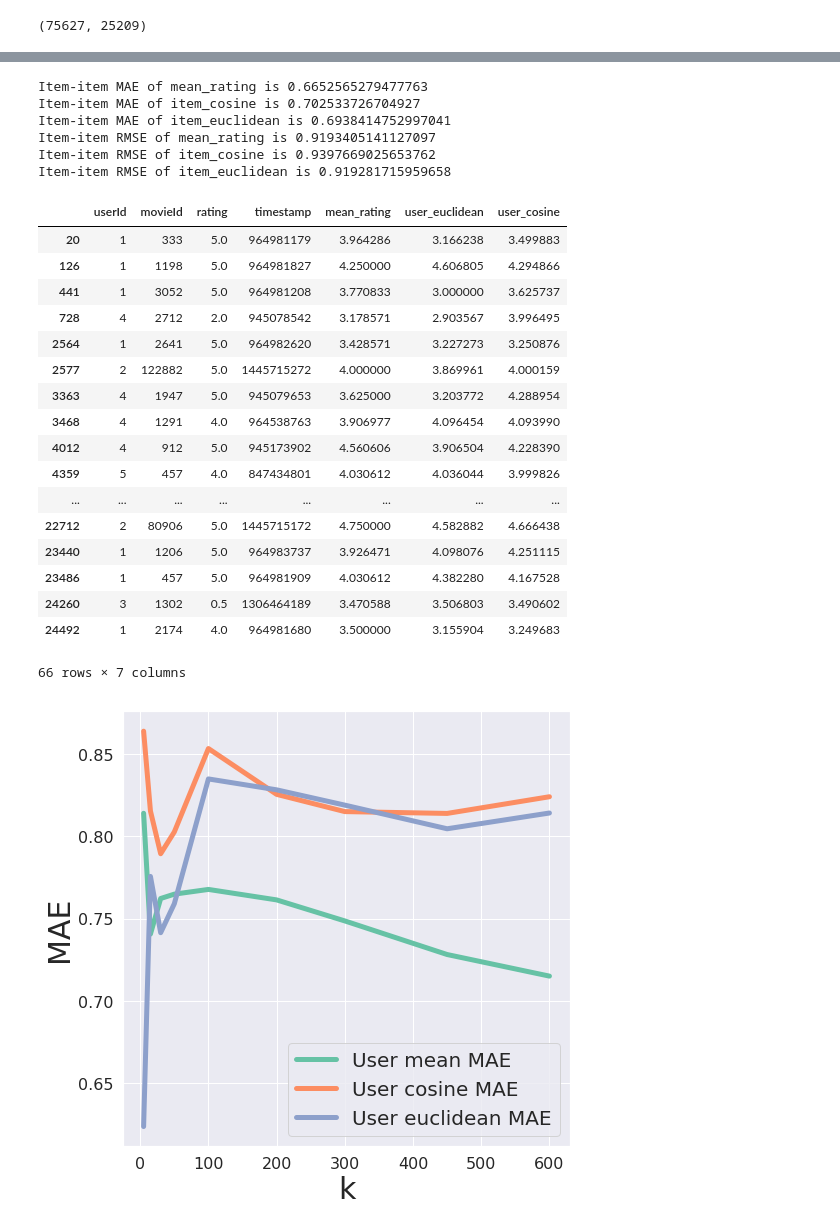
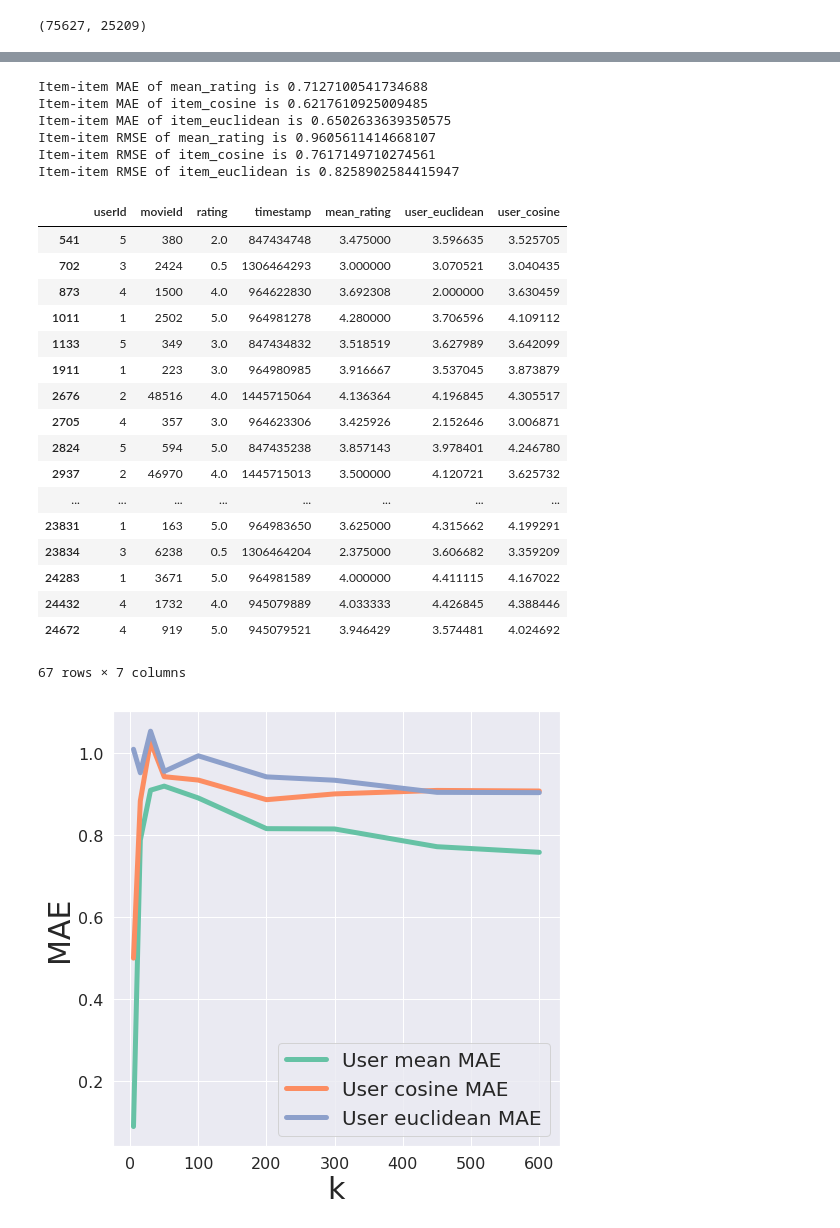
Before and after one commit to dzuhyoosg/Movie-Recommendation-System-2, a Jupyter notebook: MRS.ipynb, the cells around one changed output, grey strips where cells are left out. Drawn from its saved outputs; the diff is of its cells as text; code cells hidden in the pictures.

```diff
--- a/MRS.ipynb
+++ b/MRS.ipynb
@@ -158,5 +158,5 @@ print(pd.DataFrame(nearest_neighbor_item(1, 100, distance_euclidean), columns=['
 # %%
-def predictRating(id_num, nn=50, simFunc=distance_euclidean, kind = 'user') :
+def predictRating(id_num, nn=50, simFunc=distance_cosine, kind = 'user') :
 
     if (kind == "user"):
         ## neighboorhood
@@ -378,33 +378,33 @@ for name in ['mean_rating', 'item_cosine', 'item_euclidean']:
 for name in ['mean_rating', 'item_cosine', 'item_euclidean']:
     print ("Item-item RMSE of {0} is {1} ".format(name, RMSE(predicted_item, 'rating', name)))
 # %% [output]
-Item-item MAE of mean_rating is 0.6652565279477763
-Item-item MAE of item_cosine is 0.702533726704927
-Item-item MAE of item_euclidean is 0.6938414752997041
-Item-item RMSE of mean_rating is 0.9193405141127097
-Item-item RMSE of item_cosine is 0.9397669025653762
-Item-item RMSE of item_euclidean is 0.919281715959658
+Item-item MAE of mean_rating is 0.7127100541734688
+Item-item MAE of item_cosine is 0.6217610925009485
+Item-item MAE of item_euclidean is 0.6502633639350575
+Item-item RMSE of mean_rating is 0.9605611414668107
+Item-item RMSE of item_cosine is 0.7617149710274561
+Item-item RMSE of item_euclidean is 0.8258902584415947
 # %%
 predicted_user
 # %% [output]
 |  | userId | movieId | rating | timestamp | mean_rating | user_euclidean | user_cosine |
-| 20 | 1 | 333 | 5.0 | 964981179 | 3.964286 | 3.166238 | 3.499883 |
-| 126 | 1 | 1198 | 5.0 | 964981827 | 4.250000 | 4.606805 | 4.294866 |
-| 441 | 1 | 3052 | 5.0 | 964981208 | 3.770833 | 3.000000 | 3.625737 |
-| 728 | 4 | 2712 | 2.0 | 945078542 | 3.178571 | 2.903567 | 3.996495 |
-| 2564 | 1 | 2641 | 5.0 | 964982620 | 3.428571 | 3.227273 | 3.250876 |
-| 2577 | 2 | 122882 | 5.0 | 1445715272 | 4.000000 | 3.869961 | 4.000159 |
-| 3363 | 4 | 1947 | 5.0 | 945079653 | 3.625000 | 3.203772 | 4.288954 |
-| 3468 | 4 | 1291 | 4.0 | 964538763 | 3.906977 | 4.096454 | 4.093990 |
-| 4012 | 4 | 912 | 5.0 | 945173902 | 4.560606 | 3.906504 | 4.228390 |
-| 4359 | 5 | 457 | 4.0 | 847434801 | 4.030612 | 4.036044 | 3.999826 |
+| 541 | 5 | 380 | 2.0 | 847434748 | 3.475000 | 3.596635 | 3.525705 |
+| 702 | 3 | 2424 | 0.5 | 1306464293 | 3.000000 | 3.070521 | 3.040435 |
+| 873 | 4 | 1500 | 4.0 | 964622830 | 3.692308 | 2.000000 | 3.630459 |
+| 1011 | 1 | 2502 | 5.0 | 964981278 | 4.280000 | 3.706596 | 4.109112 |
+| 1133 | 5 | 349 | 3.0 | 847434832 | 3.518519 | 3.627989 | 3.642099 |
+| 1911 | 1 | 223 | 3.0 | 964980985 | 3.916667 | 3.537045 | 3.873879 |
+| 2676 | 2 | 48516 | 4.0 | 1445715064 | 4.136364 | 4.196845 | 4.305517 |
+| 2705 | 4 | 357 | 3.0 | 964623306 | 3.425926 | 2.152646 | 3.006871 |
+| 2824 | 5 | 594 | 5.0 | 847435238 | 3.857143 | 3.978401 | 4.246780 |
+| 2937 | 2 | 46970 | 4.0 | 1445715013 | 3.500000 | 4.120721 | 3.625732 |
 | ... | ... | ... | ... | ... | ... | ... | ... |
-| 22712 | 2 | 80906 | 5.0 | 1445715172 | 4.750000 | 4.582882 | 4.666438 |
-| 23440 | 1 | 1206 | 5.0 | 964983737 | 3.926471 | 4.098076 | 4.251115 |
-| 23486 | 1 | 457 | 5.0 | 964981909 | 4.030612 | 4.382280 | 4.167528 |
-| 24260 | 3 | 1302 | 0.5 | 1306464189 | 3.470588 | 3.506803 | 3.490602 |
-| 24492 | 1 | 2174 | 4.0 | 964981680 | 3.500000 | 3.155904 | 3.249683 |
+| 23831 | 1 | 163 | 5.0 | 964983650 | 3.625000 | 4.315662 | 4.199291 |
+| 23834 | 3 | 6238 | 0.5 | 1306464204 | 2.375000 | 3.606682 | 3.359209 |
+| 24283 | 1 | 3671 | 5.0 | 964981589 | 4.000000 | 4.411115 | 4.167022 |
+| 24432 | 4 | 1732 | 4.0 | 945079889 | 4.033333 | 4.426845 | 4.388446 |
+| 24672 | 4 | 919 | 5.0 | 945079521 | 3.946429 | 3.574481 | 4.024692 |
-66 rows × 7 columns
+67 rows × 7 columns
 # %%
 k_array = [5, 15, 30, 50, 100, 200, 300, 450, 600]
 user_mean_MAE = []
@@ -415,38 +415,38 @@ user_euc_MAE = []
 user_euc_RMSE = []
 
 for k in k_array:
-    predicted_user = eval_prediction(users[:50], k, kind = 'user')
+    predicted_user = eval_prediction(users[:10], k, kind = 'user')
 
     predicted_user = predicted_user[(predicted_user['user_cosine'] > 0) & (predicted_user['user_euclidean'] > 0)]
 
     for name in ['mean_rating', 'user_cosine', 'user_euclidean']:
         if (name == 'mean_rating'):
             user_mean_MAE.append(MAE(predicted_user, 'rating', name))
             user_mean_RMSE.append(RMSE(predicted_user, 'rating', name))
         elif (name == 'user_cosine'):
             user_cosine_MAE.append(MAE(predicted_user, 'rating', name))
             user_cosine_RMSE.append(RMSE(predicted_user, 'rating', name))
         elif (name == 'user_euclidean'):
             user_euc_MAE.append(MAE(predicted_user, 'rating', name))
             user_euc_RMSE.append(RMSE(predicted_user, 'rating', name))
 
 %matplotlib inline
 import matplotlib.pyplot as plt
 import seaborn as sns
 sns.set()
 
 pal = sns.color_palette("Set2", 3)
 plt.figure(figsize=(8, 8))
 plt.plot(k_array, user_mean_MAE, c=pal[0], label='User mean MAE', linewidth=5)
 plt.plot(k_array, user_cosine_MAE, c=pal[1], label='User cosine MAE', linewidth=5)
 plt.plot(k_array, user_euc_MAE, c=pal[2], label='User euclidean MAE', linewidth=5)
 plt.legend(loc='best', fontsize=20)
 plt.xticks(fontsize=16);
 plt.yticks(fontsize=16);
 plt.xlabel('k', fontsize=30);
 plt.ylabel('MAE', fontsize=30);
 # %% [output]
-[figure, old version]
+[figure, new version]
 # %%
 sns.set()
 
```
Also changed, not shown: parts of 13 cells of this notebook, 1 other file.
